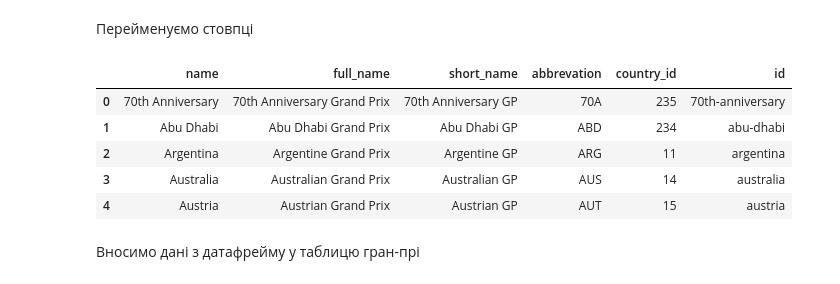
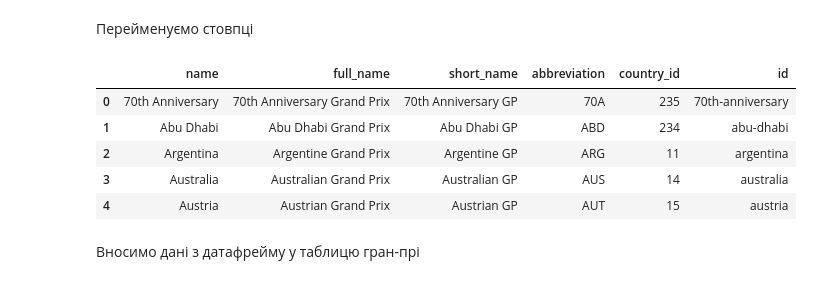
Before and after one commit to zagrebelnio/F1-Championship-Data-Analysis, a Jupyter notebook: storage/scripts/dimension_tables.ipynb, the cells around one changed output. Cells and saved outputs as stored; diff of their text form; code cells hidden in the pictures.

```diff
--- a/storage/scripts/dimension_tables.ipynb
+++ b/storage/scripts/dimension_tables.ipynb
@@ -314,10 +314,10 @@ grand_prix_df.head()
 # %% [markdown]
 Перейменуємо стовпці
 # %%
-grand_prix_df.columns = ['name', 'full_name', 'short_name', 'abbrevation', 'country_id', 'id']
+grand_prix_df.columns = ['name', 'full_name', 'short_name', 'abbreviation', 'country_id', 'id']
 grand_prix_df.head()
 # %% [output]
-|  | name | full_name | short_name | abbrevation | country_id | id |
+|  | name | full_name | short_name | abbreviation | country_id | id |
 | 0 | 70th Anniversary | 70th Anniversary Grand Prix | 70th Anniversary GP | 70A | 235 | 70th-anniversary |
 | 1 | Abu Dhabi | Abu Dhabi Grand Prix | Abu Dhabi GP | ABD | 234 | abu-dhabi |
 | 2 | Argentina | Argentine Grand Prix | Argentine GP | ARG | 11 | argentina |
```
Also changed, not shown: parts of 3 cells of this notebook.
